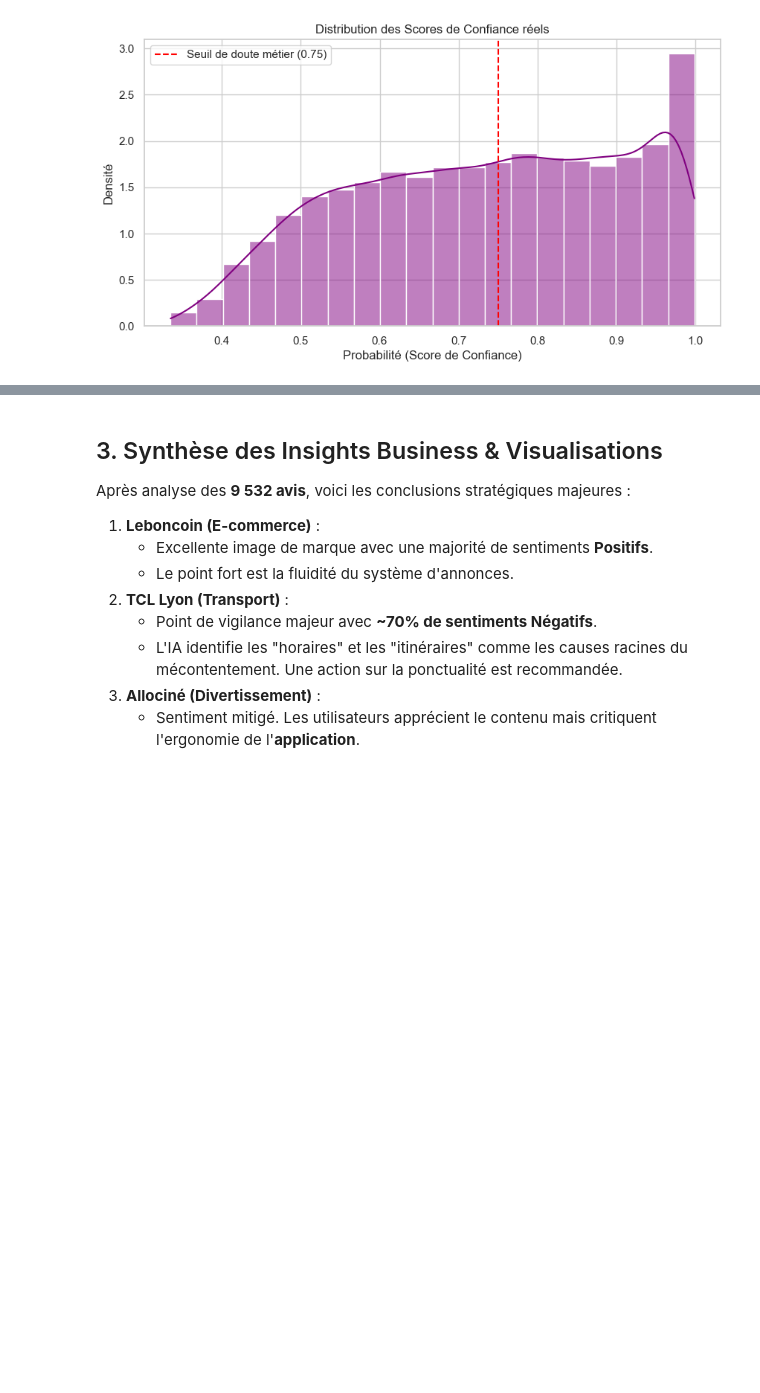
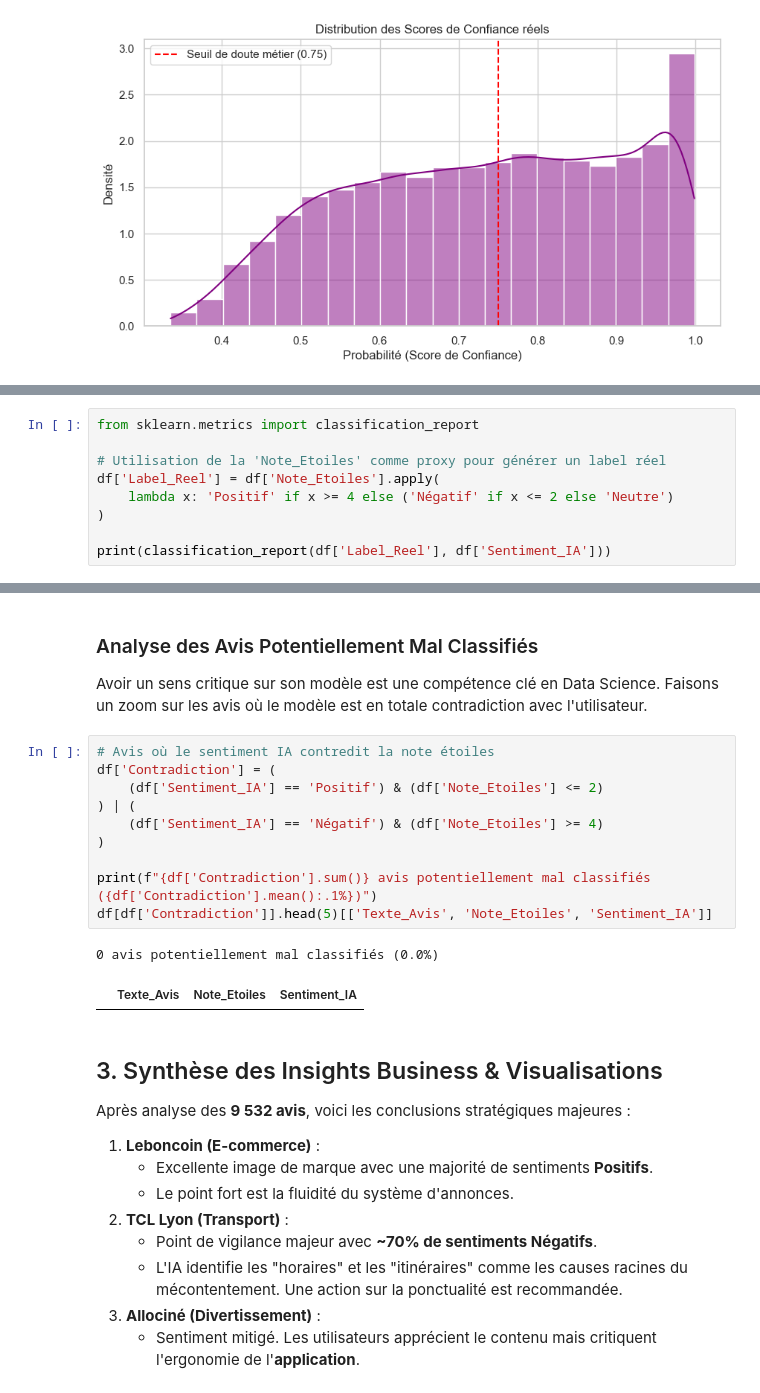
Before and after one commit to abderahmanenouri/AI-Reputation-360, a Jupyter notebook: Analyse_Reputation_IA.ipynb, the cells around one changed output, grey strips where cells are left out. Drawn from its saved outputs; the diff is of its cells as text; blank space fills up the shorter version.

Commit message:
Feat (Bonus): Ajout de l'évaluation avancée (Classification Report) et analyse de l'erreur croisée (Sens Critique Data Science)

```diff
--- a/Analyse_Reputation_IA.ipynb
+++ b/Analyse_Reputation_IA.ipynb
@@ -148,0 +152,9 @@ plt.show()
+# %%
+from sklearn.metrics import classification_report
+
+# Utilisation de la 'Note_Etoiles' comme proxy pour générer un label réel
+df['Label_Reel'] = df['Note_Etoiles'].apply(
+    lambda x: 'Positif' if x >= 4 else ('Négatif' if x <= 2 else 'Neutre')
+)
+
+print(classification_report(df['Label_Reel'], df['Sentiment_IA']))
@@ -149,3 +171,19 @@ plt.show()
+# %% [markdown]
+### Analyse des Avis Potentiellement Mal Classifiés
+Avoir un sens critique sur son modèle est une compétence clé en Data Science. Faisons un zoom sur les avis où le modèle est en totale contradiction avec l'utilisateur.
+# %%
+# Avis où le sentiment IA contredit la note étoiles
+df['Contradiction'] = (
+    (df['Sentiment_IA'] == 'Positif') & (df['Note_Etoiles'] <= 2)
+) | (
+    (df['Sentiment_IA'] == 'Négatif') & (df['Note_Etoiles'] >= 4)
+)
+
+print(f"{df['Contradiction'].sum()} avis potentiellement mal classifiés ({df['Contradiction'].mean():.1%})")
+df[df['Contradiction']].head(5)[['Texte_Avis', 'Note_Etoiles', 'Sentiment_IA']]
+# %% [output]
+0 avis potentiellement mal classifiés (0.0%)
+|  | Texte_Avis | Note_Etoiles | Sentiment_IA |
 # %% [markdown]
 ## 3. Synthèse des Insights Business & Visualisations
 
```
Also changed, not shown: parts of 2 cells of this notebook.
